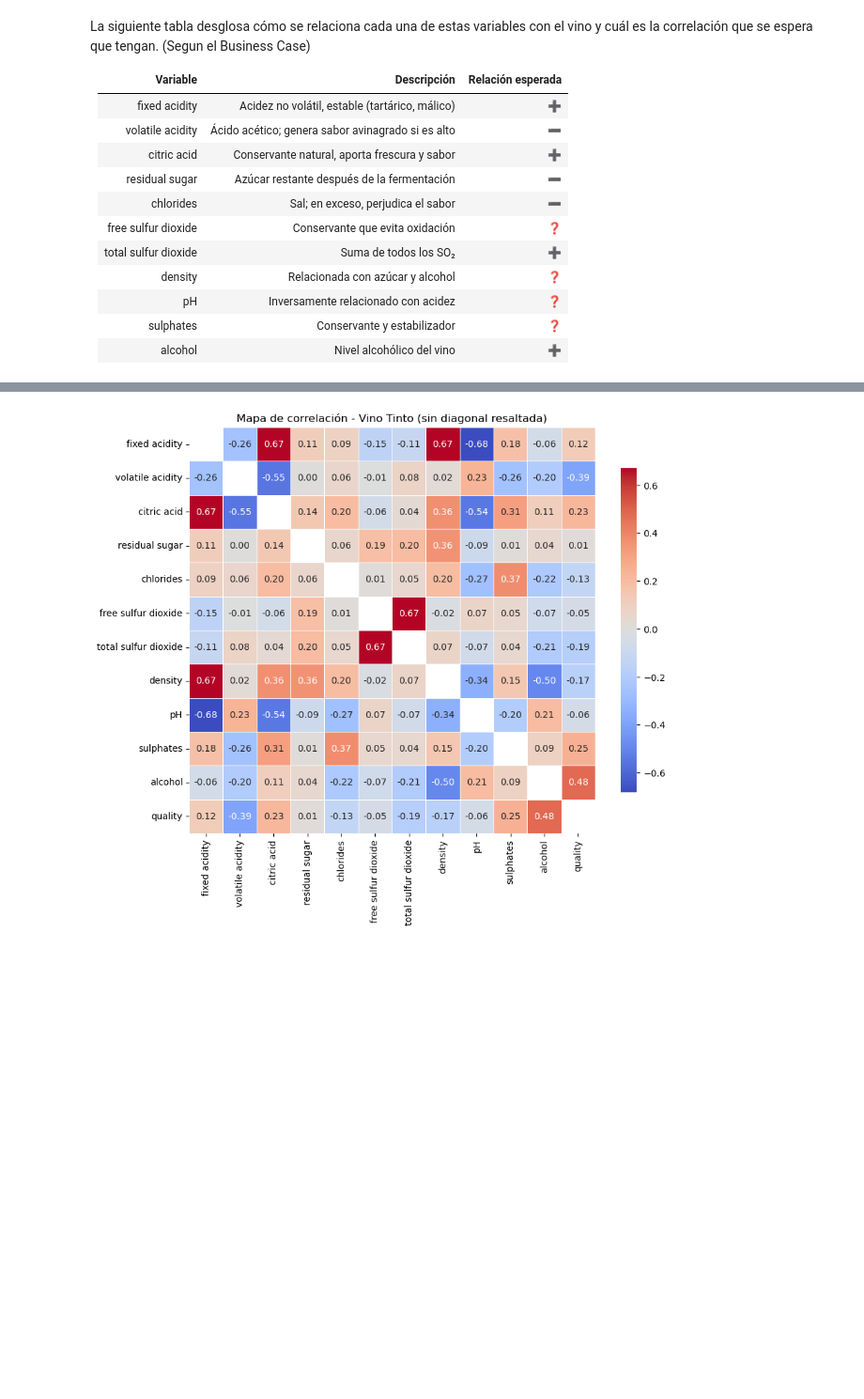
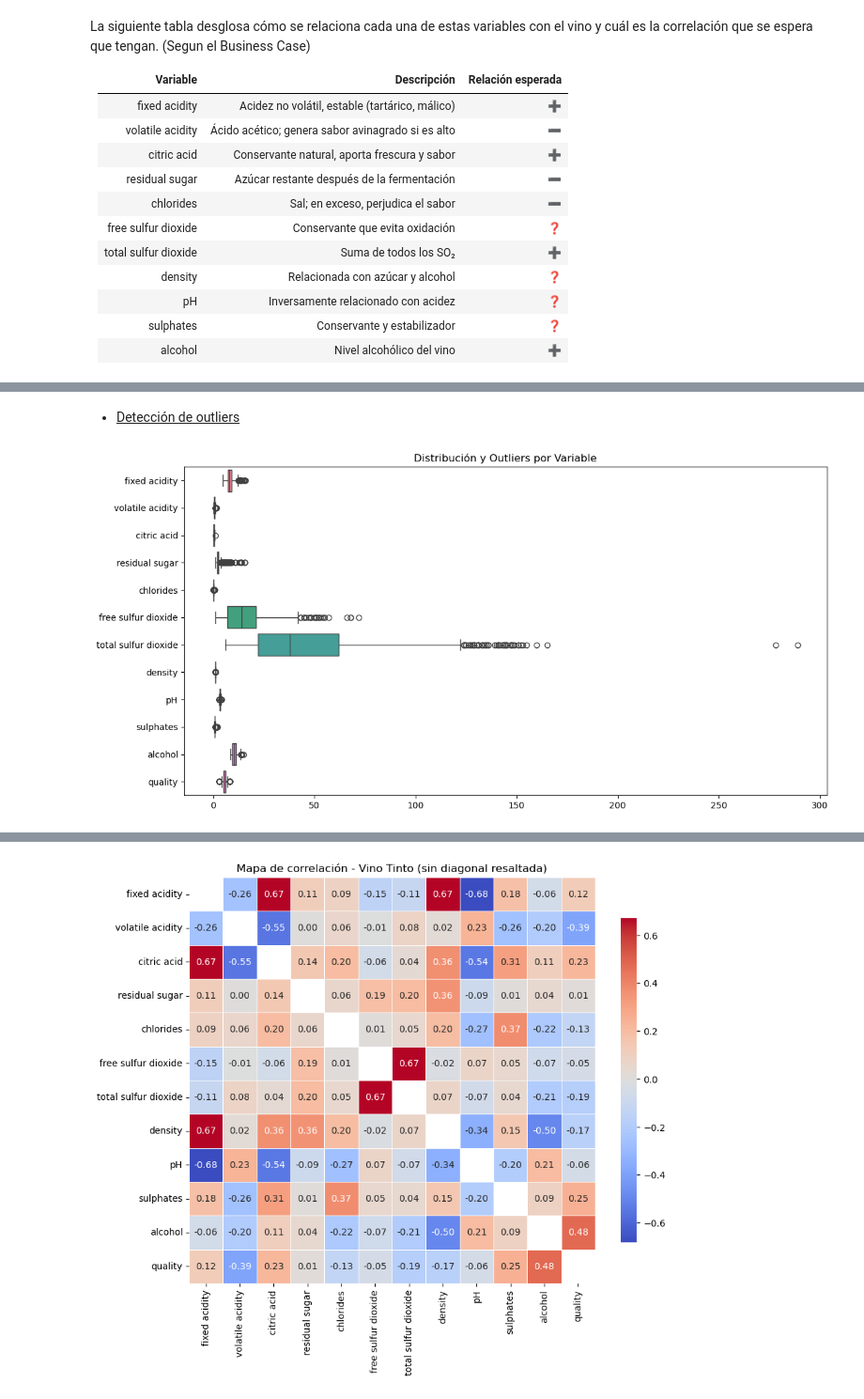
Before and after one commit to babuenop/machine-learning-basics, a Jupyter notebook: proyecto_final_BI/bc_wine_quality_and_prices.ipynb, the cells around one changed output, grey strips where cells are left out. Shown at 94% size. Saved outputs shown, nothing was run; the diff lists cells and outputs as text; code cells hidden in the pictures; blank space fills up the shorter version.

```diff
--- a/proyecto_final_BI/bc_wine_quality_and_prices.ipynb
+++ b/proyecto_final_BI/bc_wine_quality_and_prices.ipynb
@@ -91,0 +210,11 @@ La siguiente tabla desglosa cómo se relaciona cada una de estas variables con e
+# %% [markdown]
+- <u>Detección de outliers</u>
+# %%
+# Detección visual de outliers
+plt.figure(figsize=(12, 6))
+sns.boxplot(data=df, orient='h')
+plt.title('Distribución y Outliers por Variable')
+plt.tight_layout()
+plt.show()
+# %% [output]
+[figure, added]
```
Also changed, not shown: parts of 48 cells of this notebook, 14 other files.
